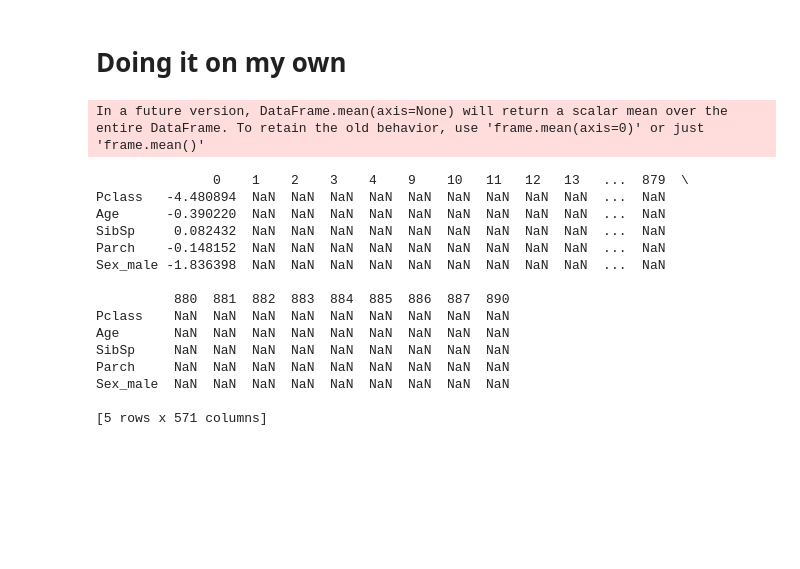
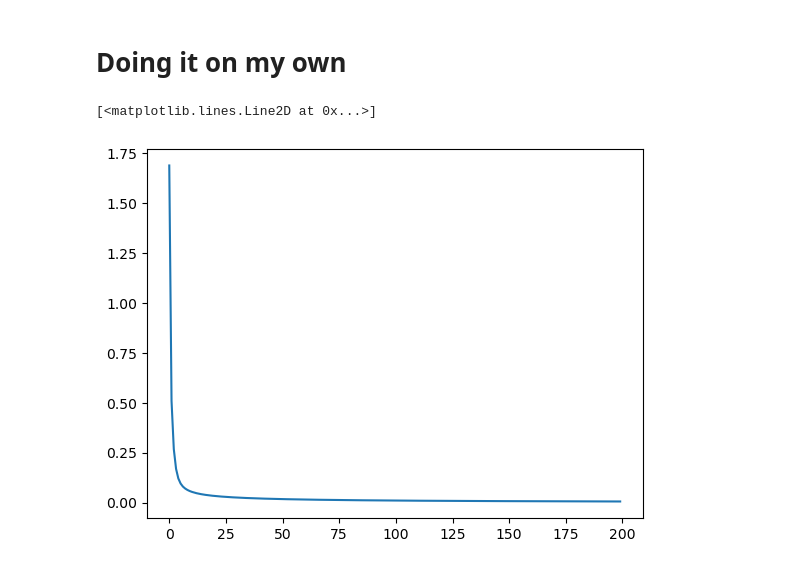
Before and after one commit to BenedictHomuth/Oxford-AI-Theory-And-Practice, a Jupyter notebook: notebooks/01_Week/Assignments/Logistic_Regression_HW2- Try One.ipynb, the cells around one changed output. Saved outputs shown, nothing was run; the diff lists cells and outputs as text; code cells hidden in the pictures; blank space fills up the shorter version.

```diff
--- a/notebooks/01_Week/Assignments/Logistic_Regression_HW2- Try One.ipynb
+++ b/notebooks/01_Week/Assignments/Logistic_Regression_HW2- Try One.ipynb
@@ -347,14 +347,19 @@ Number of correct survival predictions: 38
 # 10 – Define needed funtcions for own implementation
 
 def sigmoid(z):
-    return 1/(1+np.exp(-z))
+    return 1 / (1 + np.exp(-z))
 
 
 def get_loss(yhat, y):
-    return np.mean(-y*np.log(yhat) - (1-y)*np.log(1-yhat))
+    return np.mean(- y * np.log(yhat) - (1 - y) * np.log(1 - yhat))
 
 def log_reg_gradient_descent(X,y, learning_rate, n_iterations):
+    # Randomize theta as a starting value
     theta = np.random.randn(X.shape[1],1)
+    # list of losses to keep track of it
+    ls = []
+
+    # Loop which handles the iterations
     for i in range(num_epochs):
         #forward pass
         z = X @ theta
@@ -366,31 +371,20 @@ def log_reg_gradient_descent(X,y, learning_rate, n_iterations):
 
 
         #optimization
-        theta = theta - lr*dtheta
-    return theta
+        theta = theta - lr * dtheta
+
+        ls.append(l[0]) # only return first value, others are NaN - do not understand why they even exist
+    return ls
 # %%
 # 11 – Create and train own model
 
-num_epochs = 1000
+num_epochs = 200
 lr = 0.001
 
 result = log_reg_gradient_descent(X_train, y_train, lr, num_epochs)
 
-print(result)
+plt.plot(result)
+#print(result)
 # %% [output]
-In a future version, DataFrame.mean(axis=None) will return a scalar mean over the entire DataFrame. To retain the old behavior, use 'frame.mean(axis=0)' or just 'frame.mean()'
+[<matplotlib.lines.Line2D at 0x...>]
-               0    1    2    3    4    9    10   11   12   13   ...  879  \
-Pclass   -4.480894  NaN  NaN  NaN  NaN  NaN  NaN  NaN  NaN  NaN  ...  NaN
-Age      -0.390220  NaN  NaN  NaN  NaN  NaN  NaN  NaN  NaN  NaN  ...  NaN
-SibSp     0.082432  NaN  NaN  NaN  NaN  NaN  NaN  NaN  NaN  NaN  ...  NaN
-Parch    -0.148152  NaN  NaN  NaN  NaN  NaN  NaN  NaN  NaN  NaN  ...  NaN
-Sex_male -1.836398  NaN  NaN  NaN  NaN  NaN  NaN  NaN  NaN  NaN  ...  NaN
-
-          880  881  882  883  884  885  886  887  890
-Pclass    NaN  NaN  NaN  NaN  NaN  NaN  NaN  NaN  NaN
-Age       NaN  NaN  NaN  NaN  NaN  NaN  NaN  NaN  NaN
-SibSp     NaN  NaN  NaN  NaN  NaN  NaN  NaN  NaN  NaN
-Parch     NaN  NaN  NaN  NaN  NaN  NaN  NaN  NaN  NaN
-Sex_male  NaN  NaN  NaN  NaN  NaN  NaN  NaN  NaN  NaN
-
-[5 rows x 571 columns]
+[figure, added]
```
